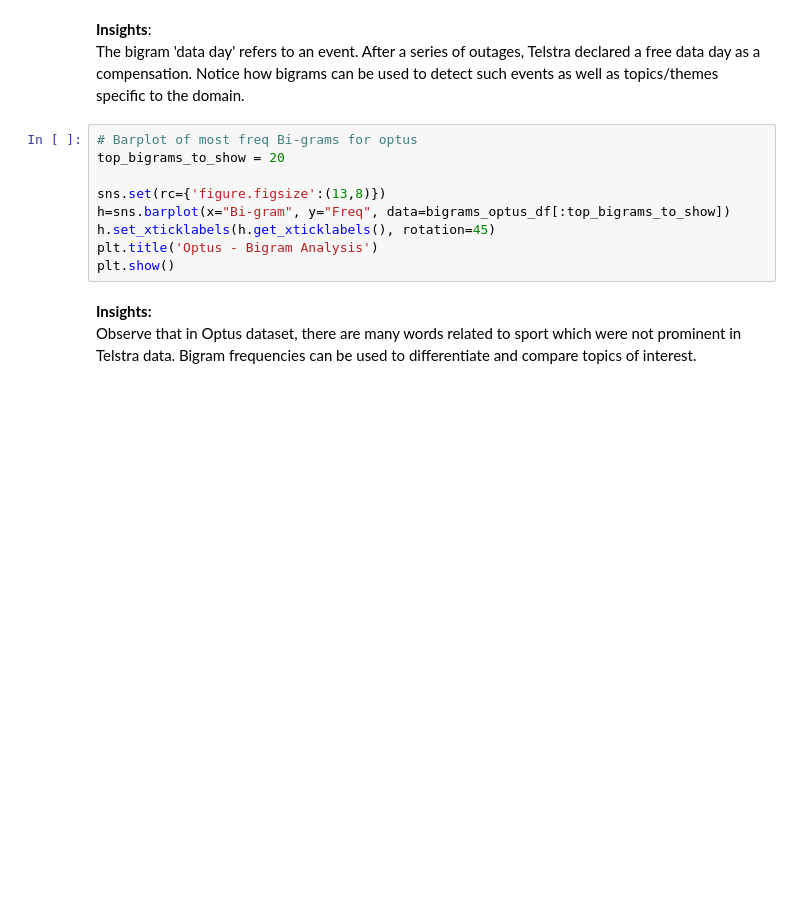
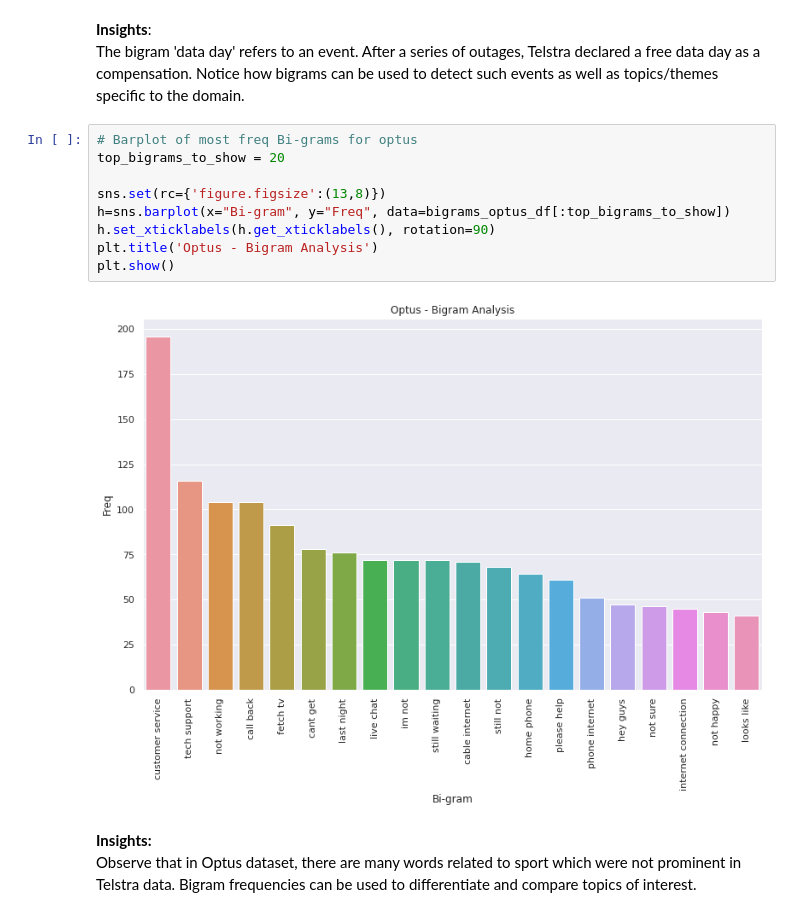
Before and after one commit to CDAC-lab/BUS5PR1-Analytics-Notebooks, a Jupyter notebook: Week_06_Advanced_NLP_Workshop.ipynb, the cells around one changed output. Cells and saved outputs as stored; diff of their text form; blank space fills up the shorter version.

```diff
--- a/Week_06_Advanced_NLP_Workshop.ipynb
+++ b/Week_06_Advanced_NLP_Workshop.ipynb
@@ -475,12 +483,14 @@ The bigram 'data day' refers to an event. After a series of outages, Telstra dec
 # %%
 # Barplot of most freq Bi-grams for optus
 top_bigrams_to_show = 20
 
 sns.set(rc={'figure.figsize':(13,8)})
 h=sns.barplot(x="Bi-gram", y="Freq", data=bigrams_optus_df[:top_bigrams_to_show])
-h.set_xticklabels(h.get_xticklabels(), rotation=45)
+h.set_xticklabels(h.get_xticklabels(), rotation=90)
 plt.title('Optus - Bigram Analysis')
 plt.show()
+# %% [output]
+[figure, added]
 # %% [markdown]
 **Insights:**
 Observe that in Optus dataset, there are many words related to sport which were not prominent in Telstra data. Bigram frequencies can be used to differentiate and compare topics of interest.
```
Also changed, not shown: parts of 16 cells of this notebook.
